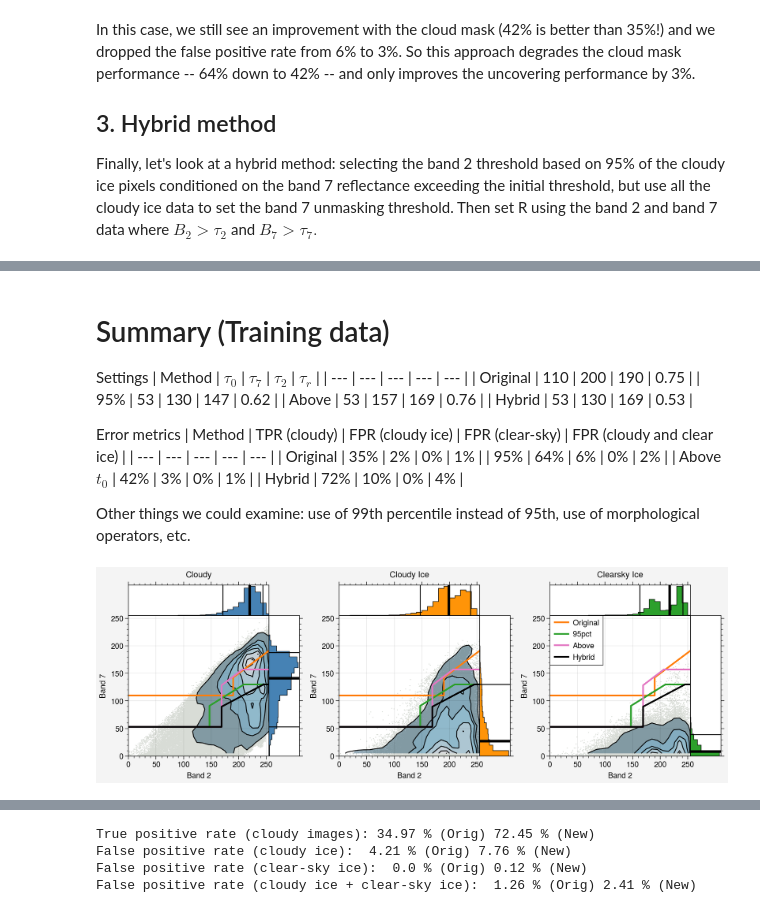
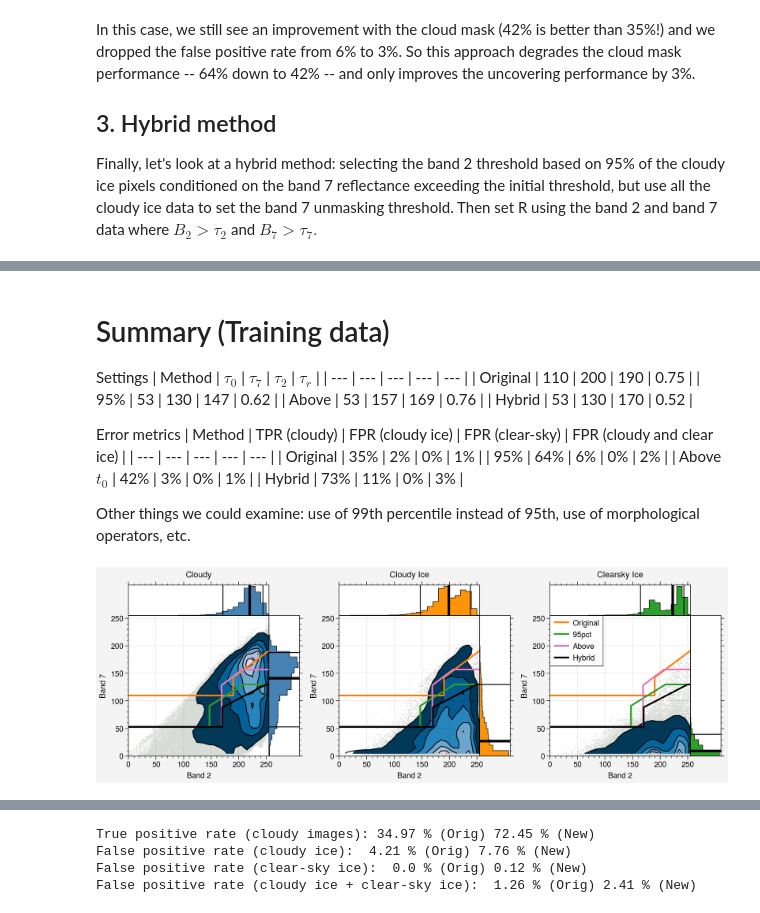
Before and after one commit to danielmwatkins/calval_tgrs, a Jupyter notebook: notebooks/cloudmask_callibration.ipynb, the cells around one changed output, grey strips where cells are left out. Saved outputs shown, nothing was run; the diff lists cells and outputs as text; code cells hidden in the pictures.

Commit message:
Updates: add validation and calibration printouts to the histogram plot, reverse cloud colormap, minor plot updates

```diff
--- a/notebooks/cloudmask_callibration.ipynb
+++ b/notebooks/cloudmask_callibration.ipynb
@@ -223,7 +47,0 @@ cm1 = create_cloudmask(fc_images['001_aqua'])
-# %%
-print("Cloud masks match: ", np.alltrue(cm0 == cm1))
-fig, ax = pplt.subplots(ncols=2)
-ax[0].imshow(cm0.astype(int))
-ax[1].imshow(cm1.astype(int))
-ax[0].format(title='Simple band-level function')
-ax[1].format(title='IFT function')
@@ -432,12 +267,12 @@ Finally, let's look at a hybrid method: selecting the band 2 threshold based on
 tau_init = 53
 category = 'cloudy_ice'
 idx = pixel_data[category].training
-idx_b2 = idx & (pixel_data[category]['b7'] >= tau_init)
+idx_b2 = idx & (pixel_data[category]['b7'] > tau_init)
 x = pixel_data[category].loc[idx_b2, 'b2']
 y = pixel_data[category].loc[idx, 'b7']
 tau_b2 = x.quantile(0.05)
 tau_b7 = y.quantile(0.95)
-idx_r = idx & (pixel_data[category]['b2'] >= tau_b2) & (pixel_data[category]['b7'] <= tau_b7)
+idx_r = idx & (pixel_data[category]['b2'] > tau_b2) & (pixel_data[category]['b7'] < tau_b7)
 r = pixel_data[category].loc[idx_r, 'b7b2']
 r = r.quantile(0.95)
 print("tau0={t0}, tau7={t7}, tau2={t2}, tau_r={r}".format(t0=t0, t7=tau_b7, t2=tau_b2, r=np.round(r, 2)))
@@ -478,7 +313,7 @@ Settings
 | Original | 110 | 200 | 190 | 0.75 |
 | 95% | 53 | 130 | 147 | 0.62 |
 | Above | 53 | 157 | 169 | 0.76 |
-| Hybrid | 53 | 130 | 169 | 0.53 |
+| Hybrid | 53 | 130 | 170 | 0.52 |
 
 Error metrics
 | Method | TPR (cloudy) | FPR (cloudy ice) | FPR (clear-sky) | FPR (cloudy and clear ice) |
@@ -486,7 +321,7 @@ Error metrics
 | Original | 35% | 2% | 0% | 1% |
 | 95\% | 64% | 6% | 0% | 2% |
 | Above $t_0$ | 42% | 3% | 0% | 1% |
-| Hybrid | 72% | 10% | 0% | 4% |
+| Hybrid | 73% | 11% | 0% | 3% |
 
 Other things we could examine: use of 99th percentile instead of 95th, use of morphological operators, etc.
 # %%
@@ -507,8 +342,8 @@ params = {'Original': {'tau_0': 110,
                        'c': 'tab:pink'},
           'Hybrid': {'tau_0': 53,
                        'tau_7': 130,
-                       'tau_2': 169,
-                       'tau_r': 0.53,
+                       'tau_2': 170,
+                       'tau_r': 0.52,
                         'c': 'k'}}
 
 
@@ -554,32 +389,32 @@ for ax, category, color in zip(axs, ['cloudy', 'cloudy_ice', 'clearsky_ice'], ['
 
     ax.format(titleabove=True,
               title=category.replace('_', ' ').title(),
               ylim=(0, 255), xlim=(0, 255),
               xlabel='Band 2')
     py = ax.panel('r', space=0)
     py.histh(y, bins, color=color, fill=True, ec='k')
 
     px = ax.panel('t', space=0)
     px.hist(x, bins, color=color, fill=True, ec='k')
 
     pctiles = [0.05, 0.5, 0.95]
     lwidth = [1, 3, 1]
     for p, l in zip(pctiles, lwidth):
         py.axhline(y.quantile(p), lw=l, color='k')
         px.axvline(x.quantile(p), lw=l, color='k')
 
     py.format(grid=False, xlocator=[], ylabel='Band 7', xlabel='', xreverse=False)
     px.format(grid=False, ylocator=[])
 
 for ax in axs:
     for method in params:
         x, y = draw_mask(t0=params[method]['tau_0'],
                          t2=params[method]['tau_2'],
                          t7=params[method]['tau_7'],
                          r_upper=params[method]['tau_r'])
         ax.plot(x, y, label=method, ls='-', lw=2, color=params[method]['c'])
 
 ax.legend(ncols=1)
-fig.save('../figures/cloud_mask_histograms_alt_methods.png', dpi=300)
+fig.save('../figures/cloud_mask_histograms_alt_methods_demo.png', dpi=300)
 # %% [output]
-[figure, old version]
+[figure, new version]
```
Also changed, not shown: parts of 23 cells of this notebook, 5 other files.
